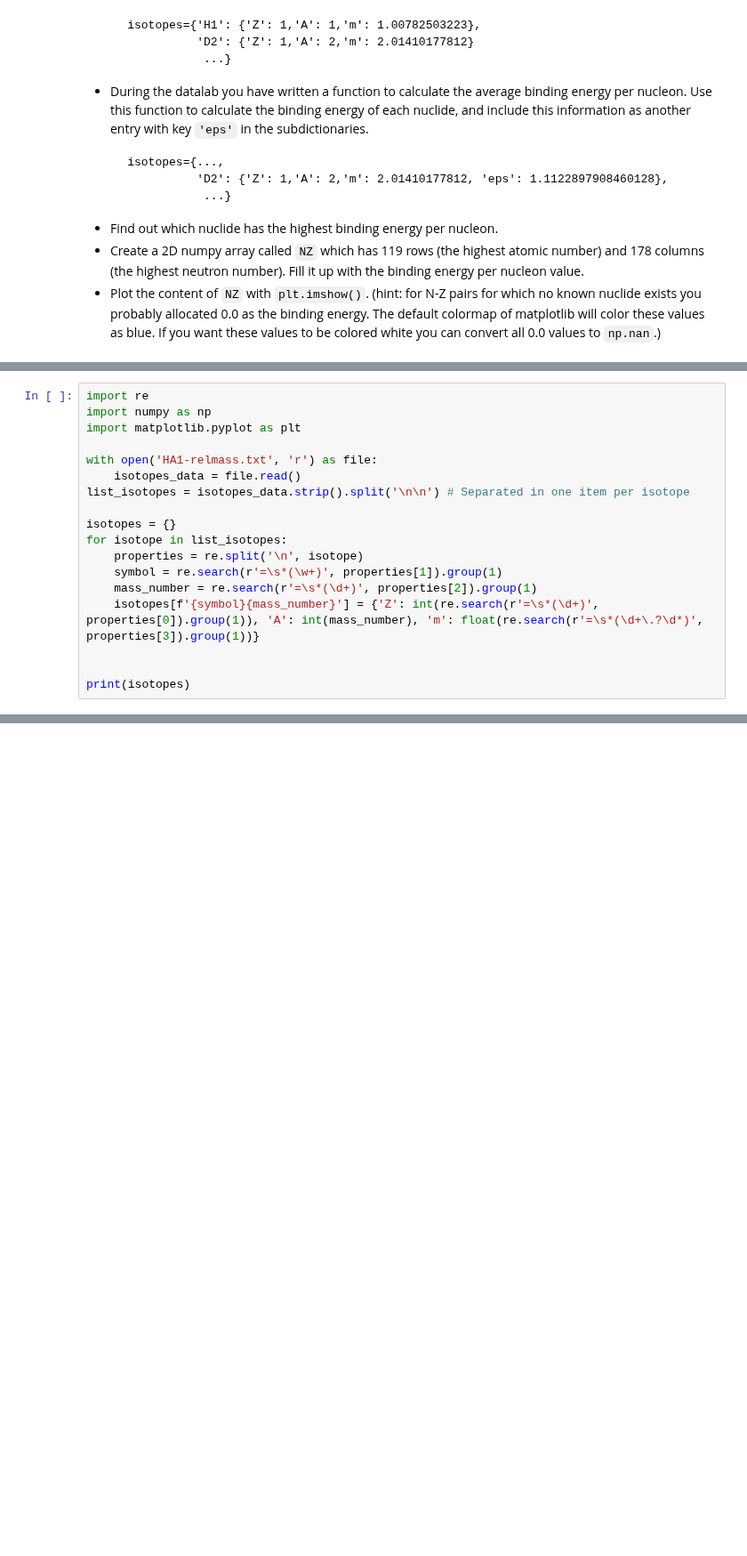
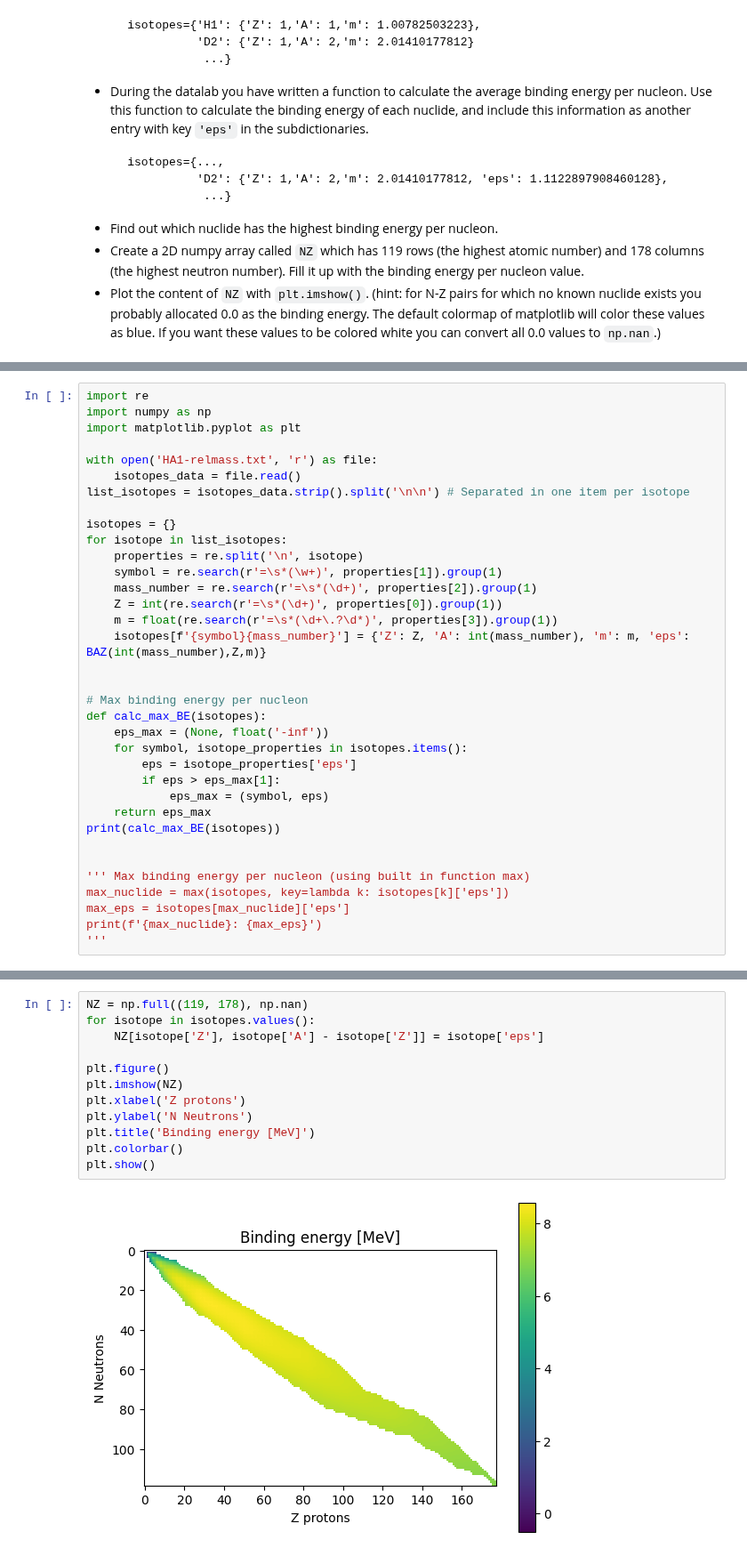
Before and after one commit to AlexHedene/Prog2_Projects, a Jupyter notebook: Reactor_Lovisa/HA1/HA1-2.ipynb, the cells around one changed output, grey strips where cells are left out. Shown at 89% size. Saved outputs shown, nothing was run; the diff lists cells and outputs as text; blank space fills up the shorter version.

```diff
--- a/Reactor_Lovisa/HA1/HA1-2.ipynb
+++ b/Reactor_Lovisa/HA1/HA1-2.ipynb
@@ -71,8 +77,25 @@ for isotope in list_isotopes:
     properties = re.split('\n', isotope)
     symbol = re.search(r'=\s*(\w+)', properties[1]).group(1)
     mass_number = re.search(r'=\s*(\d+)', properties[2]).group(1)
-    isotopes[f'{symbol}{mass_number}'] = {'Z': int(re.search(r'=\s*(\d+)', properties[0]).group(1)), 'A': int(mass_number), 'm': float(re.search(r'=\s*(\d+\.?\d*)', properties[3]).group(1))}
+    Z = int(re.search(r'=\s*(\d+)', properties[0]).group(1))
+    m = float(re.search(r'=\s*(\d+\.?\d*)', properties[3]).group(1))
+    isotopes[f'{symbol}{mass_number}'] = {'Z': Z, 'A': int(mass_number), 'm': m, 'eps': BAZ(int(mass_number),Z,m)}
 
 
-print(isotopes)
+# Max binding energy per nucleon
+def calc_max_BE(isotopes):
+    eps_max = (None, float('-inf'))
+    for symbol, isotope_properties in isotopes.items():
+        eps = isotope_properties['eps']
+        if eps > eps_max[1]:
+            eps_max = (symbol, eps)
+    return eps_max
+print(calc_max_BE(isotopes))
+
+
+''' Max binding energy per nucleon (using built in function max)
+max_nuclide = max(isotopes, key=lambda k: isotopes[k]['eps'])
+max_eps = isotopes[max_nuclide]['eps']
+print(f'{max_nuclide}: {max_eps}')
+'''
 # %% [output]
@@ -79,0 +104,14 @@ print(isotopes)
+# %%
+NZ = np.full((119, 178), np.nan)
+for isotope in isotopes.values():
+    NZ[isotope['Z'], isotope['A'] - isotope['Z']] = isotope['eps']
+
+plt.figure()
+plt.imshow(NZ)
+plt.xlabel('Z protons')
+plt.ylabel('N Neutrons')
+plt.title('Binding energy [MeV]')
+plt.colorbar()
+plt.show()
+# %% [output]
+[figure, added]
```
Also changed, not shown: parts of 3 cells of this notebook.
